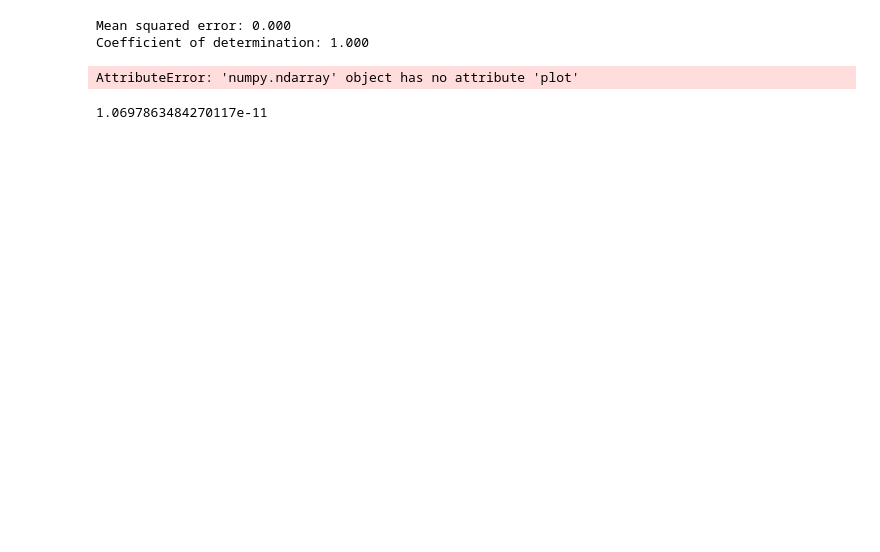
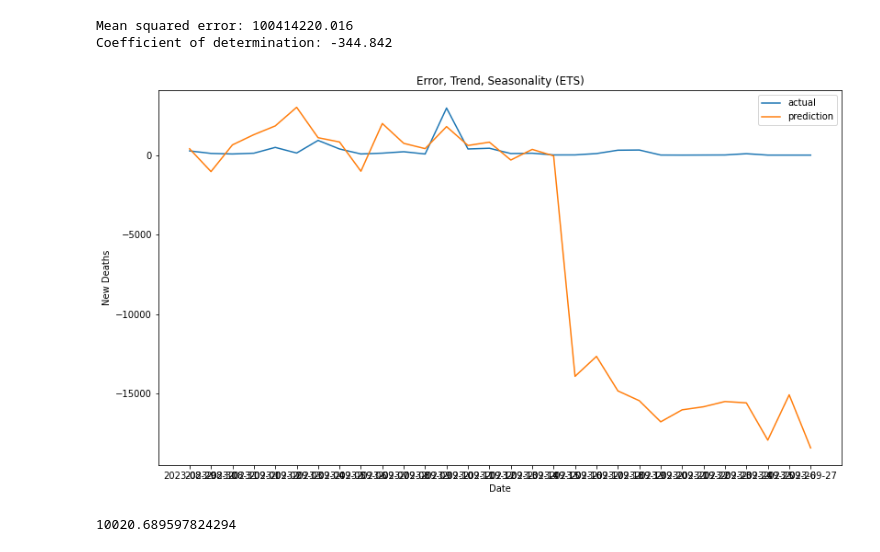
Before and after one commit to samuell07/timeseries-forecasting, a Jupyter notebook: covid_deaths/models/covid-deaths-regression.ipynb, the cells around one changed output. Drawn from its saved outputs; the diff is of its cells as text; code cells hidden in the pictures; blank space fills up the shorter version.

```diff
--- a/covid_deaths/models/covid-deaths-regression.ipynb
+++ b/covid_deaths/models/covid-deaths-regression.ipynb
@@ -4,10 +4,13 @@ import pandas as pd
 import matplotlib.pyplot as plt
 from statsmodels.graphics.tsaplots import plot_acf, plot_pacf
 # %%
-# Load the dataset
+# Load the dfset
 file_path = '../data/owid-covid-data.csv'
-data = pd.read_csv(file_path, parse_dates=True)
-data = data[['date', 'new_deaths']]
-
-data.set_index('date', inplace=True)
-data = data.groupby('date').sum().reset_index()
+date_column = 'date'
+target_column = 'new_deaths'
+df = pd.read_csv(file_path, parse_dates=True)
+df = df.drop(columns=['total_deaths','new_deaths_smoothed', 'total_deaths_per_million','new_deaths_per_million','new_deaths_smoothed_per_million'])
+df = df.groupby(date_column).sum().reset_index()
+date = df[date_column].values
+df.set_index(date_column, inplace=True)
+df = df.select_dtypes(exclude=['object'])
@@ -18,32 +17,37 @@ test = data[['new_deaths']].iloc[-60:]
+# %%
+train = df.iloc[:-30]
+test = df.iloc[-30:]
 # %%
 from sklearn.metrics import r2_score
 from sklearn.linear_model import LinearRegression
 from sklearn.metrics import mean_squared_error
 
 
-model = LinearRegression().fit(train, train['new_deaths'])
+model = LinearRegression().fit(train.drop(columns=[target_column]), train[target_column])
 
-pred = model.predict(test)
-# data['prediction'] = pred
-print("Mean squared error: %.3f" % mean_squared_error(test['new_deaths'], pred))
+pred = model.predict(test.drop(columns=[target_column]))
+print("Mean squared error: %.3f" % mean_squared_error(test[target_column], pred))
 
-print("Coefficient of determination: %.3f" % r2_score(test['new_deaths'], pred))
+print("Coefficient of determination: %.3f" % r2_score(test[target_column], pred))
 # %% [output]
-Mean squared error: 0.000
-Coefficient of determination: 1.000
+Mean squared error: 100414220.016
+Coefficient of determination: -344.842
-# %%
-start=len(train)
-end=len(train)+len(test)-1
-pred=model.predict(test)
-pred.plot(legend=True)
-test['new_deaths'].plot(legend=True)
-# %% [output]
-AttributeError: 'numpy.ndarray' object has no attribute 'plot'
+# %%
+fig, ax = plt.subplots(1,1, figsize=(1280/96, 720/96))
+ax.plot(date[-30:],test[target_column].values, label='actual')
+ax.plot(date[-30:], pred, label='prediction')
+ax.set_title('Error, Trend, Seasonality (ETS)')
+ax.set_ylabel('New Deaths')
+ax.set_xlabel(date_column)
+ax.legend()
+plt.show()
+# %% [output]
+[figure, added]
 # %%
 from sklearn.metrics import mean_squared_error
 from math import sqrt
-test['new_deaths'].mean()
-rmse=sqrt(mean_squared_error(pred,test['new_deaths']))
+test[target_column].mean()
+rmse=sqrt(mean_squared_error(pred,test[target_column]))
 print(rmse)
 # %% [output]
-1.0697863484270117e-11
+10020.689597824294
```
Also changed, not shown: parts of 1 cell of this notebook, 6 other files.
